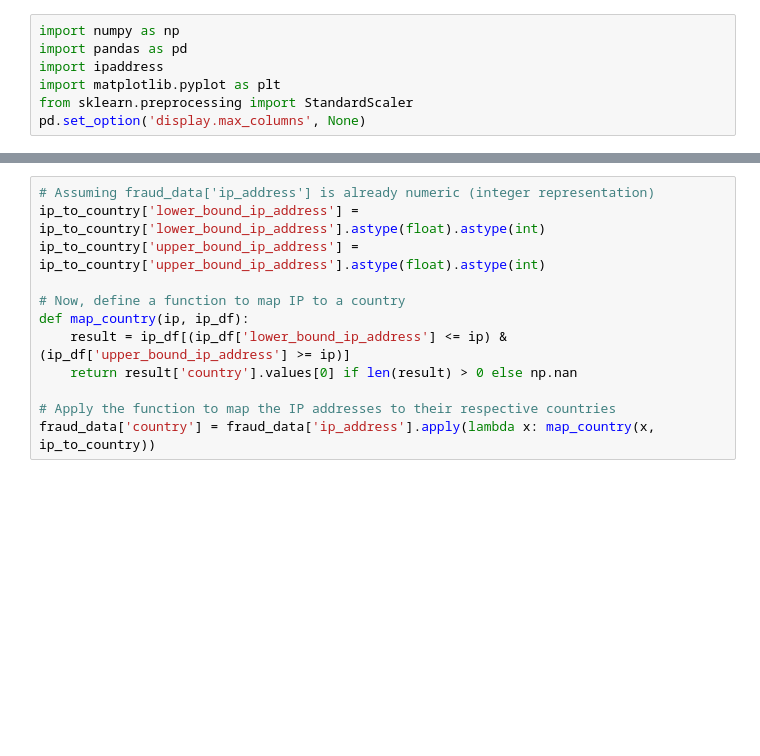
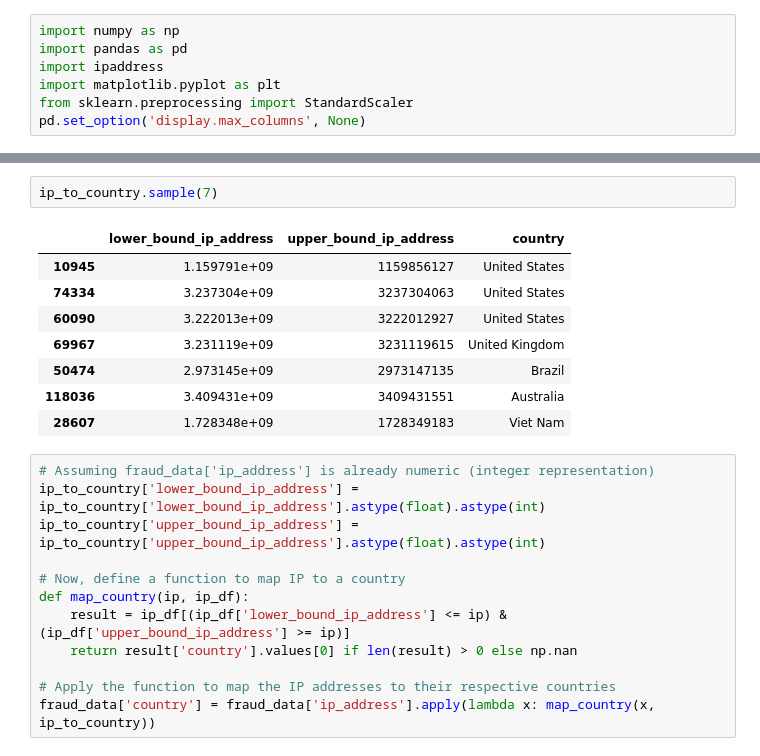
Before and after one commit to Ephrem0001/Fraud-Detection-for-E-Commerce-and-Banking-Transactions---AI-Solutions, a Jupyter notebook: notebooks/EDA.ipynb, the cells around one changed output, grey strips where cells are left out. Saved outputs shown, nothing was run; the diff lists cells and outputs as text; blank space fills up the shorter version.

```diff
--- a/notebooks/EDA.ipynb
+++ b/notebooks/EDA.ipynb
@@ -146,3 +34,14 @@ fraud_data.plot.scatter(x='signup_time', y='purchase_value')
+# %%
+ip_to_country.sample(7)
+# %% [output]
+|  | lower_bound_ip_address | upper_bound_ip_address | country |
+| 10945 | 1.159791e+09 | 1159856127 | United States |
+| 74334 | 3.237304e+09 | 3237304063 | United States |
+| 60090 | 3.222013e+09 | 3222012927 | United States |
+| 69967 | 3.231119e+09 | 3231119615 | United Kingdom |
+| 50474 | 2.973145e+09 | 2973147135 | Brazil |
+| 118036 | 3.409431e+09 | 3409431551 | Australia |
+| 28607 | 1.728348e+09 | 1728349183 | Viet Nam |
 # %%
 # Assuming fraud_data['ip_address'] is already numeric (integer representation)
 ip_to_country['lower_bound_ip_address'] = ip_to_country['lower_bound_ip_address'].astype(float).astype(int)
```
Also changed, not shown: parts of 43 cells of this notebook.
